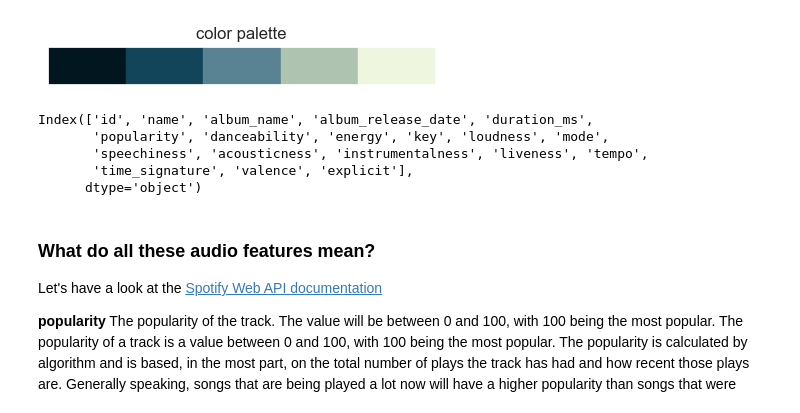
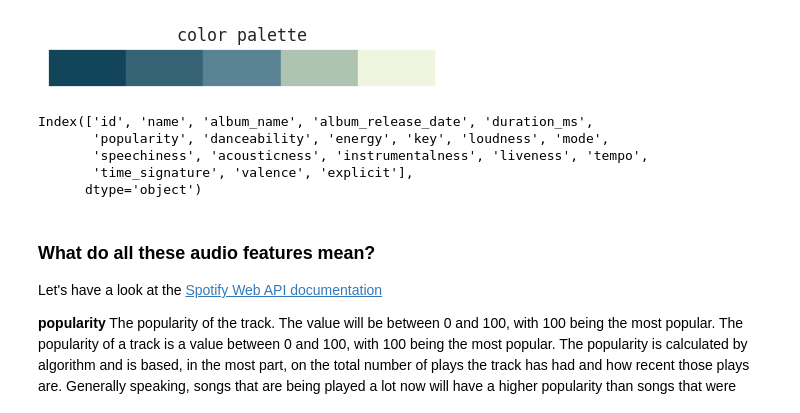
Before and after one commit to scheinmensch/Spotify, a Jupyter notebook: AllThemWitches.ipynb, the cells around one changed output. Drawn from its saved outputs; the diff is of its cells as text; code cells hidden in the pictures.

Commit message:
new plots

```diff
--- a/AllThemWitches.ipynb
+++ b/AllThemWitches.ipynb
@@ -5,17 +6,19 @@ import matplotlib.pyplot as plt
 from matplotlib.dates import YearLocator
 import numpy as np
 # %%
+# plot settings
 sns.set()
-c_pal = ["#01161e","#124559","#598392","#aec3b0","#eff6e0"]
+plt.rcParams['font.family'] = 'monospace'
+c_pal = ["#124559","#366476","#598392","#aec3b0","#eff6e0"]
 fig, ax = plt.subplots(figsize=(5, 0.5))
 for i, color in enumerate(c_pal):
     ax.add_patch(plt.Rectangle((i, 0), 1, 1, color=color))
 ax.set_xlim(0, len(c_pal))
 ax.set_ylim(0, 1)
 ax.set_xticks([])
 ax.set_yticks([])
 plt.title('color palette')
 plt.show();
 # %% [output]
-[figure, old version]
+[figure, new version]
 # %%
```
Also changed, not shown: parts of 24 cells of this notebook.
